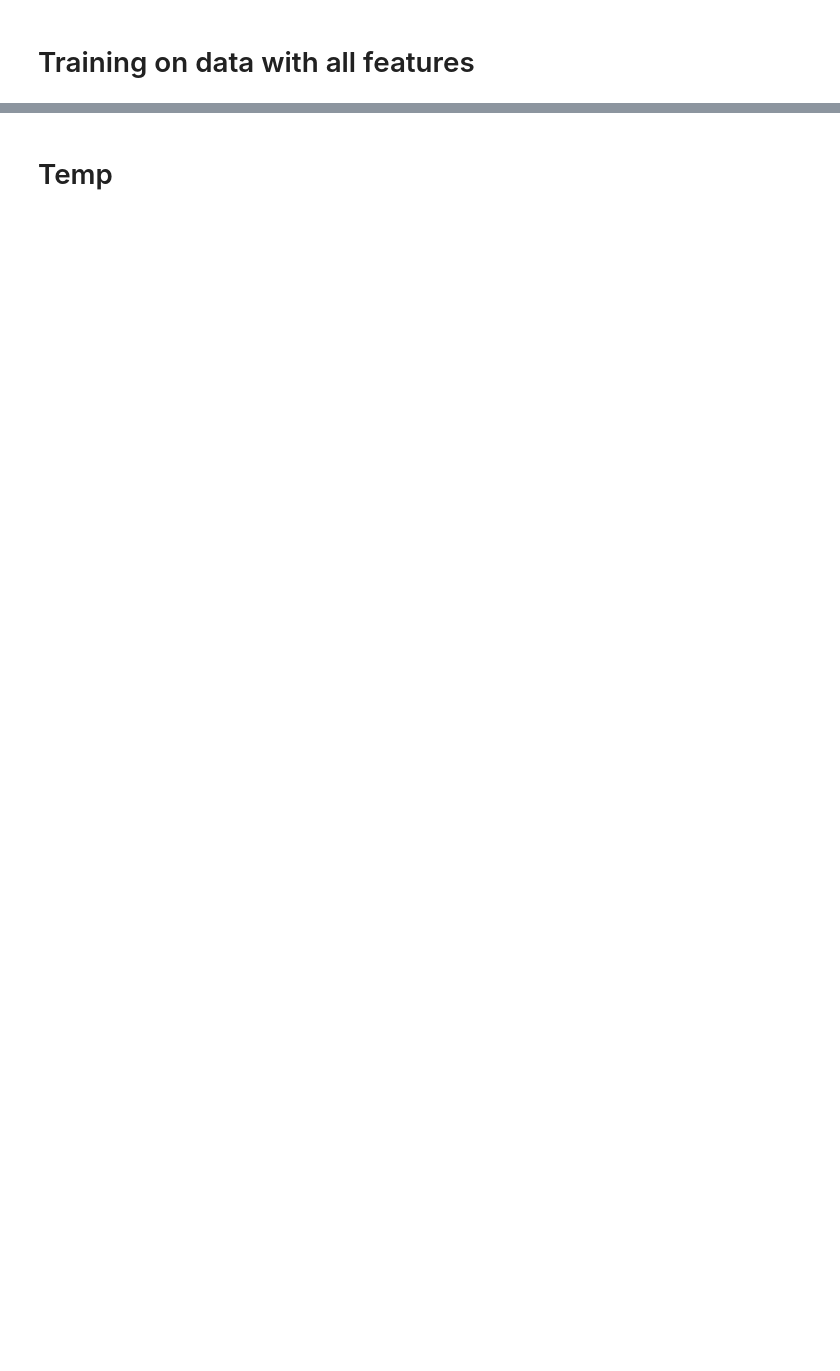
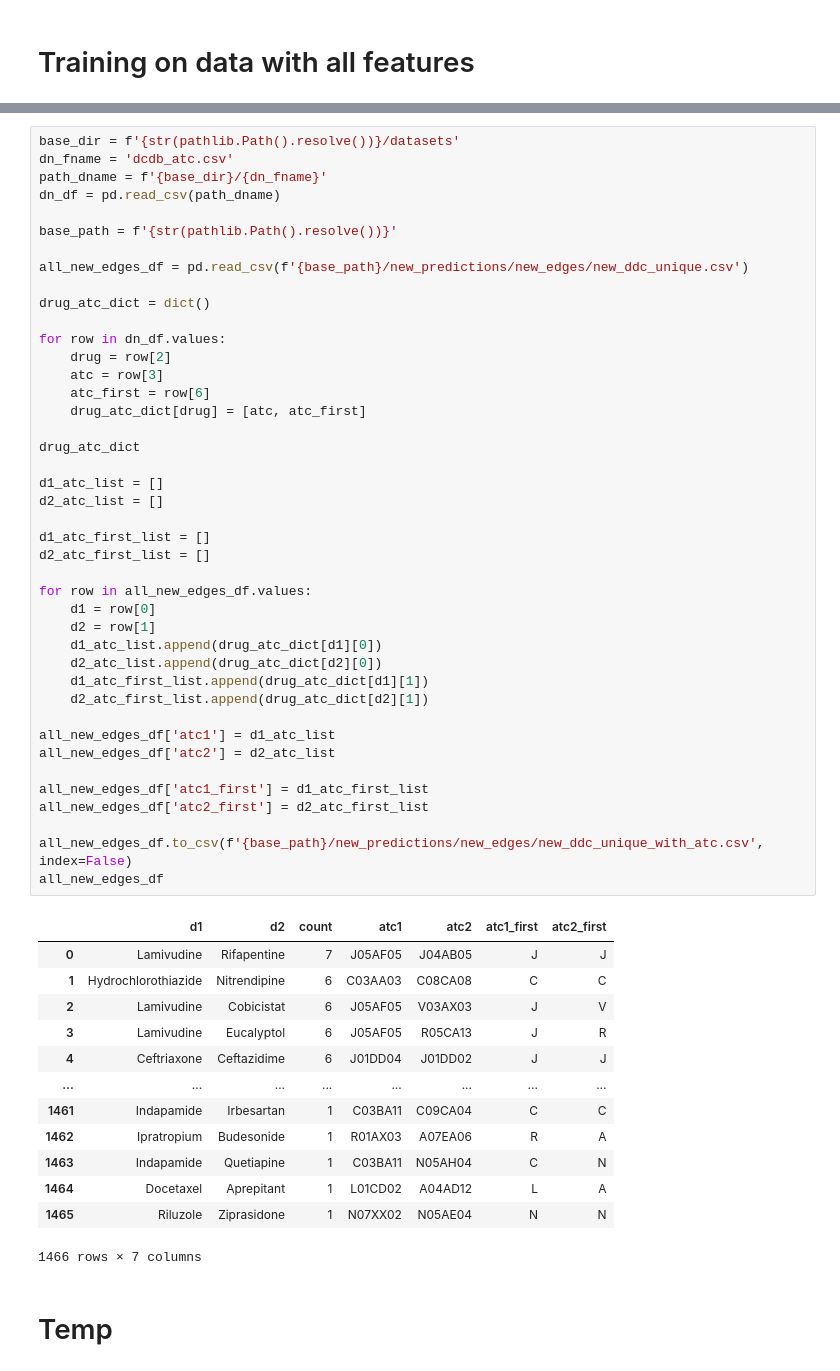
Before and after one commit to sinaziaee/DComG, a Jupyter notebook: model_feature_comparison.ipynb, the cells around one changed output, grey strips where cells are left out. Saved outputs shown, nothing was run; the diff lists cells and outputs as text; blank space fills up the shorter version.

```diff
--- a/model_feature_comparison.ipynb
+++ b/model_feature_comparison.ipynb
@@ -203,2 +434,58 @@ for i, new_pairs in enumerate(all_new_pairs):
+# %%
+base_dir = f'{str(pathlib.Path().resolve())}/datasets'
+dn_fname = 'dcdb_atc.csv'
+path_dname = f'{base_dir}/{dn_fname}'
+dn_df = pd.read_csv(path_dname)
+
+base_path = f'{str(pathlib.Path().resolve())}'
+
+all_new_edges_df = pd.read_csv(f'{base_path}/new_predictions/new_edges/new_ddc_unique.csv')
+
+drug_atc_dict = dict()
+
+for row in dn_df.values:
+    drug = row[2]
+    atc = row[3]
+    atc_first = row[6]
+    drug_atc_dict[drug] = [atc, atc_first]
+
+drug_atc_dict
+
+d1_atc_list = []
+d2_atc_list = []
+
+d1_atc_first_list = []
+d2_atc_first_list = []
+
+for row in all_new_edges_df.values:
+    d1 = row[0]
+    d2 = row[1]
+    d1_atc_list.append(drug_atc_dict[d1][0])
+    d2_atc_list.append(drug_atc_dict[d2][0])
+    d1_atc_first_list.append(drug_atc_dict[d1][1])
+    d2_atc_first_list.append(drug_atc_dict[d2][1])
+
+all_new_edges_df['atc1'] = d1_atc_list
+all_new_edges_df['atc2'] = d2_atc_list
+
+all_new_edges_df['atc1_first'] = d1_atc_first_list
+all_new_edges_df['atc2_first'] = d2_atc_first_list
+
+all_new_edges_df.to_csv(f'{base_path}/new_predictions/new_edges/new_ddc_unique_with_atc.csv', index=False)
+all_new_edges_df
+# %% [output]
+|  | d1 | d2 | count | atc1 | atc2 | atc1_first | atc2_first |
+| 0 | Lamivudine | Rifapentine | 7 | J05AF05 | J04AB05 | J | J |
+| 1 | Hydrochlorothiazide | Nitrendipine | 6 | C03AA03 | C08CA08 | C | C |
+| 2 | Lamivudine | Cobicistat | 6 | J05AF05 | V03AX03 | J | V |
+| 3 | Lamivudine | Eucalyptol | 6 | J05AF05 | R05CA13 | J | R |
+| 4 | Ceftriaxone | Ceftazidime | 6 | J01DD04 | J01DD02 | J | J |
+| ... | ... | ... | ... | ... | ... | ... | ... |
+| 1461 | Indapamide | Irbesartan | 1 | C03BA11 | C09CA04 | C | C |
+| 1462 | Ipratropium | Budesonide | 1 | R01AX03 | A07EA06 | R | A |
+| 1463 | Indapamide | Quetiapine | 1 | C03BA11 | N05AH04 | C | N |
+| 1464 | Docetaxel | Aprepitant | 1 | L01CD02 | A04AD12 | L | A |
+| 1465 | Riluzole | Ziprasidone | 1 | N07XX02 | N05AE04 | N | N |
+1466 rows × 7 columns
 # %% [markdown]
 # Temp
```
Also changed, not shown: parts of 31 cells of this notebook, 52 other files.
